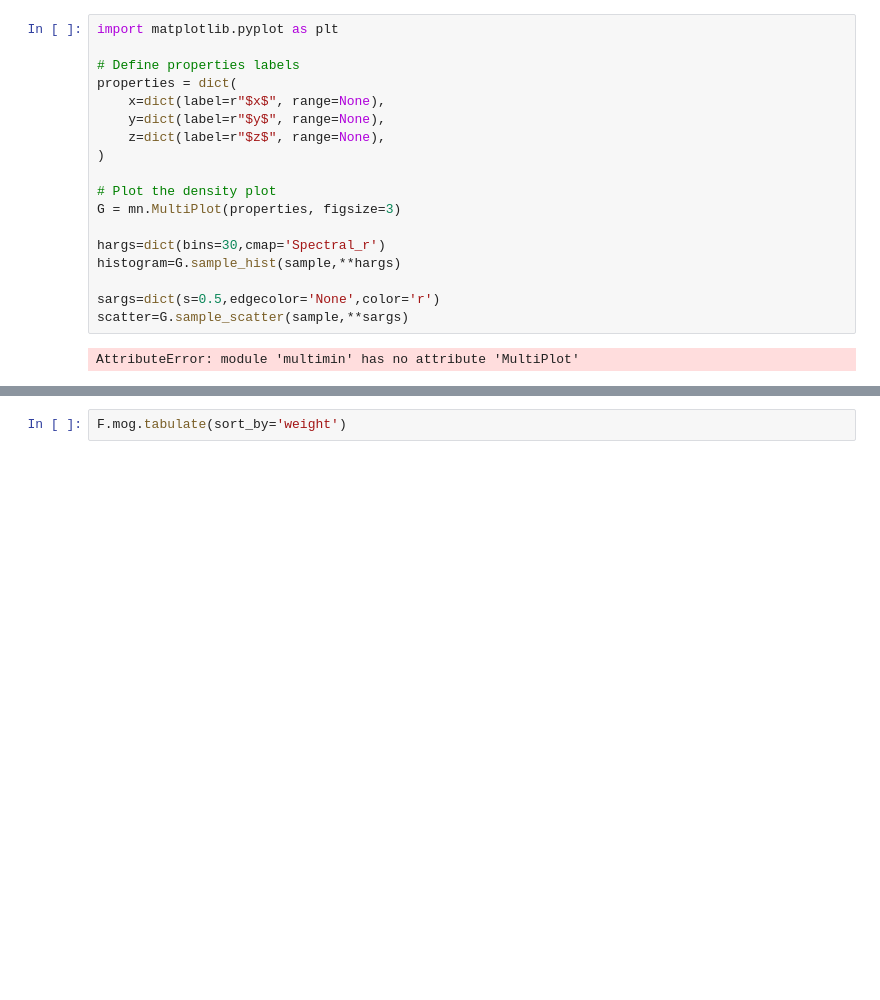
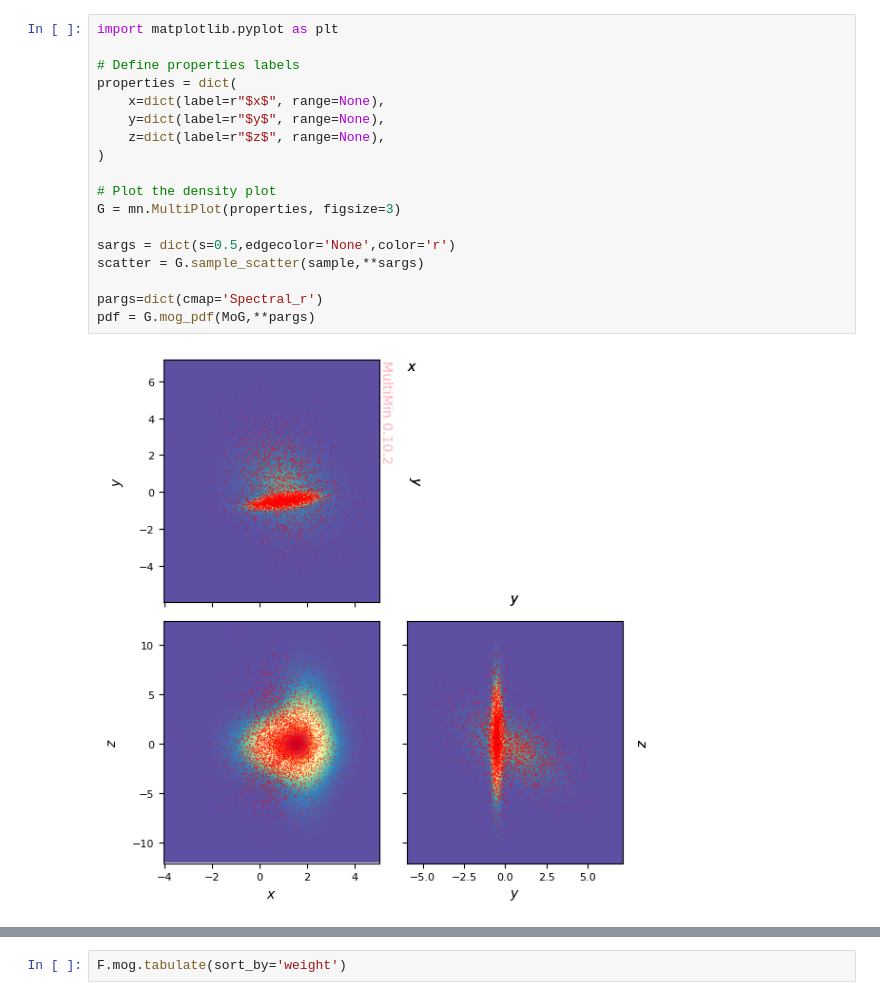
Before and after one commit to seap-udea/multimin, a Jupyter notebook: README_code.ipynb, the cells around one changed output, grey strips where cells are left out. Cells and saved outputs as stored; diff of their text form; blank space fills up the shorter version.

```diff
--- a/README_code.ipynb
+++ b/README_code.ipynb
@@ -30,23 +30,23 @@ sample = MoG.rvs(5000)
 # %%
 import matplotlib.pyplot as plt
 
 # Define properties labels
 properties = dict(
     x=dict(label=r"$x$", range=None),
     y=dict(label=r"$y$", range=None),
     z=dict(label=r"$z$", range=None),
 )
 
 # Plot the density plot
 G = mn.MultiPlot(properties, figsize=3)
 
-hargs=dict(bins=30,cmap='Spectral_r')
-histogram=G.sample_hist(sample,**hargs)
+sargs = dict(s=0.5,edgecolor='None',color='r')
+scatter = G.sample_scatter(sample,**sargs)
 
-sargs=dict(s=0.5,edgecolor='None',color='r')
-scatter=G.sample_scatter(sample,**sargs)
+pargs=dict(cmap='Spectral_r')
+pdf = G.mog_pdf(MoG,**pargs)
 # %% [output]
-AttributeError: module 'multimin' has no attribute 'MultiPlot'
+[figure, added]
 # %%
 # Initialize the fitter
 F = mn.FitMoG(data=sample, ngauss=2)
```
Also changed, not shown: parts of 9 cells of this notebook, 2 other files.
